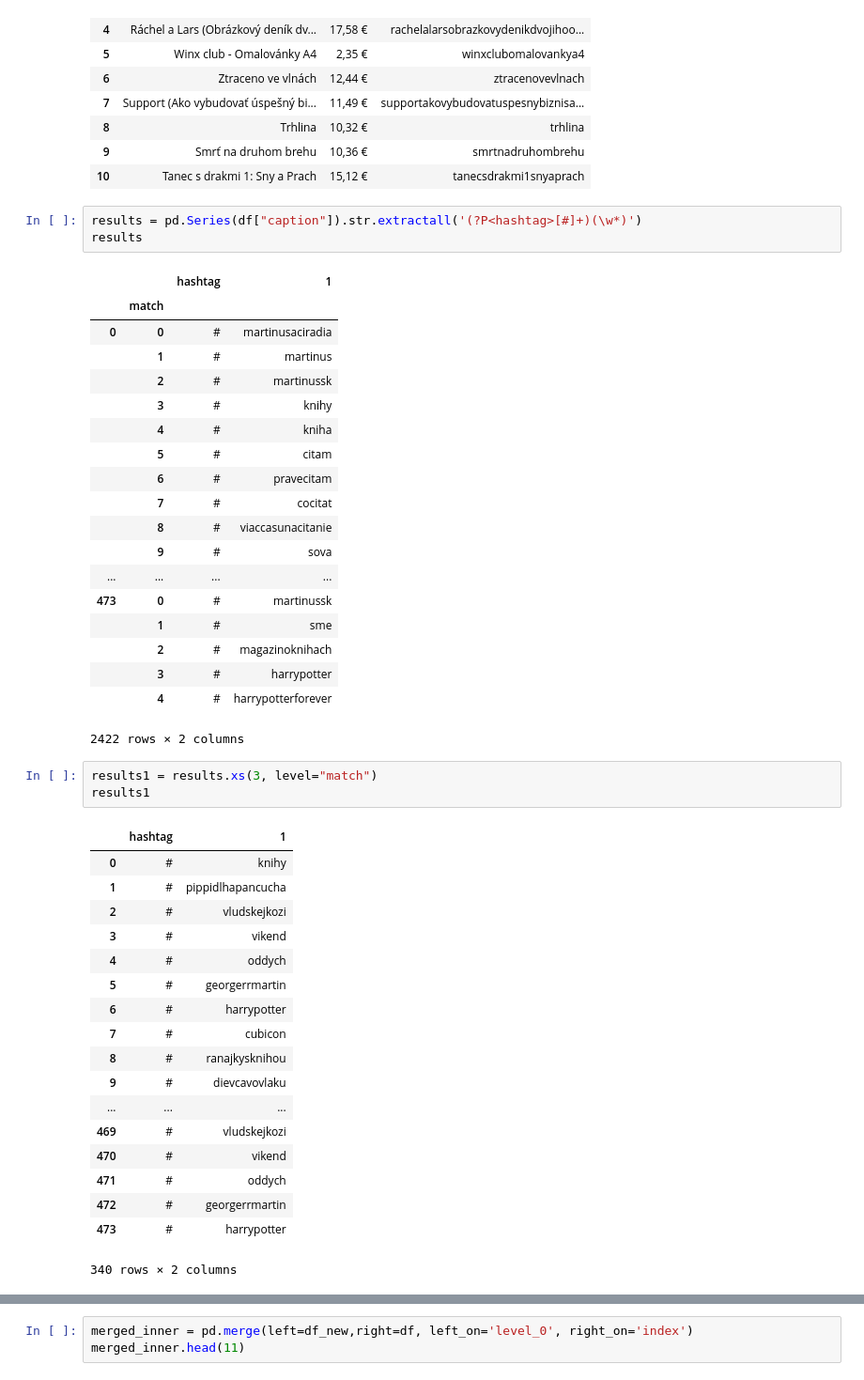
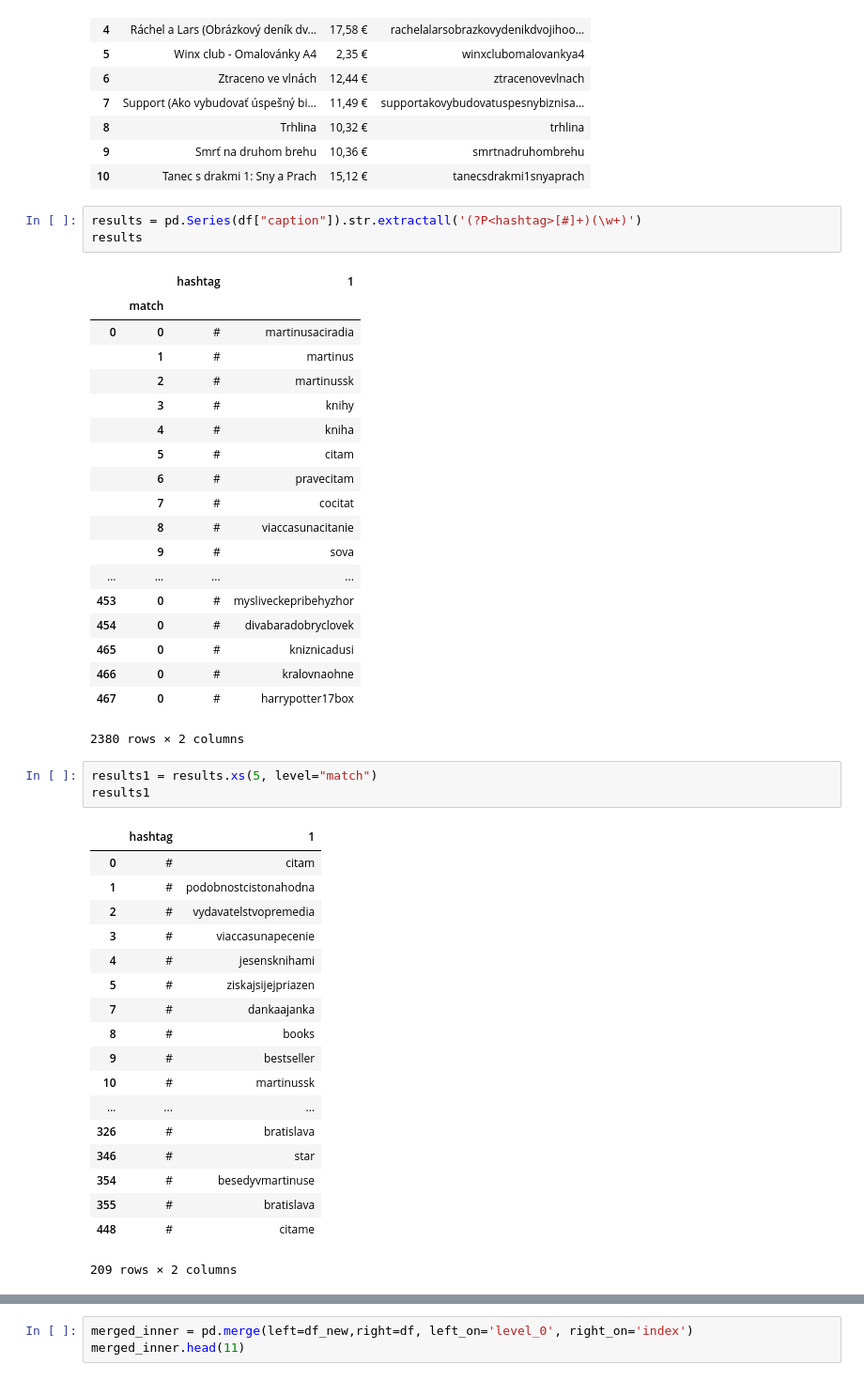
Before and after one commit to SvetlanaM/pycon-workshop, a Jupyter notebook: Analyse.ipynb, the cells around one changed output, grey strips where cells are left out. Shown at 94% size. Cells and saved outputs as stored; diff of their text form.

```diff
--- a/Analyse.ipynb
+++ b/Analyse.ipynb
@@ -107,7 +74,7 @@ df_db.head(11)
 | 9 | Smrť na druhom brehu | 10,36 € | smrtnadruhombrehu |
 | 10 | Tanec s drakmi 1: Sny a Prach | 15,12 € | tanecsdrakmi1snyaprach |
 # %%
-results = pd.Series(df["caption"]).str.extractall('(?P<hashtag>[#]+)(\w*)')
+results = pd.Series(df["caption"]).str.extractall('(?P<hashtag>[#]+)(\w+)')
 results
 # %% [output]
 |  |  | hashtag | 1 |
@@ -123,34 +90,34 @@ results
 |  | 8 | # | viaccasunacitanie |
 |  | 9 | # | sova |
 | ... | ... | ... | ... |
-| 473 | 0 | # | martinussk |
-|  | 1 | # | sme |
-|  | 2 | # | magazinoknihach |
-|  | 3 | # | harrypotter |
-|  | 4 | # | harrypotterforever |
+| 453 | 0 | # | mysliveckepribehyzhor |
+| 454 | 0 | # | divabaradobryclovek |
+| 465 | 0 | # | kniznicadusi |
+| 466 | 0 | # | kralovnaohne |
+| 467 | 0 | # | harrypotter17box |
-2422 rows × 2 columns
+2380 rows × 2 columns
 # %%
-results1 = results.xs(3, level="match")
+results1 = results.xs(5, level="match")
 results1
 # %% [output]
 |  | hashtag | 1 |
-| 0 | # | knihy |
-| 1 | # | pippidlhapancucha |
-| 2 | # | vludskejkozi |
-| 3 | # | vikend |
-| 4 | # | oddych |
-| 5 | # | georgerrmartin |
-| 6 | # | harrypotter |
-| 7 | # | cubicon |
-| 8 | # | ranajkysknihou |
-| 9 | # | dievcavovlaku |
+| 0 | # | citam |
+| 1 | # | podobnostcistonahodna |
+| 2 | # | vydavatelstvopremedia |
+| 3 | # | viaccasunapecenie |
+| 4 | # | jesensknihami |
+| 5 | # | ziskajsijejpriazen |
+| 7 | # | dankaajanka |
+| 8 | # | books |
+| 9 | # | bestseller |
+| 10 | # | martinussk |
 | ... | ... | ... |
-| 469 | # | vludskejkozi |
-| 470 | # | vikend |
-| 471 | # | oddych |
-| 472 | # | georgerrmartin |
-| 473 | # | harrypotter |
+| 326 | # | bratislava |
+| 346 | # | star |
+| 354 | # | besedyvmartinuse |
+| 355 | # | bratislava |
+| 448 | # | citame |
-340 rows × 2 columns
+209 rows × 2 columns
 # %%
 all_hastags = []
 
```
Also changed, not shown: parts of 26 cells of this notebook, 2 other files.
